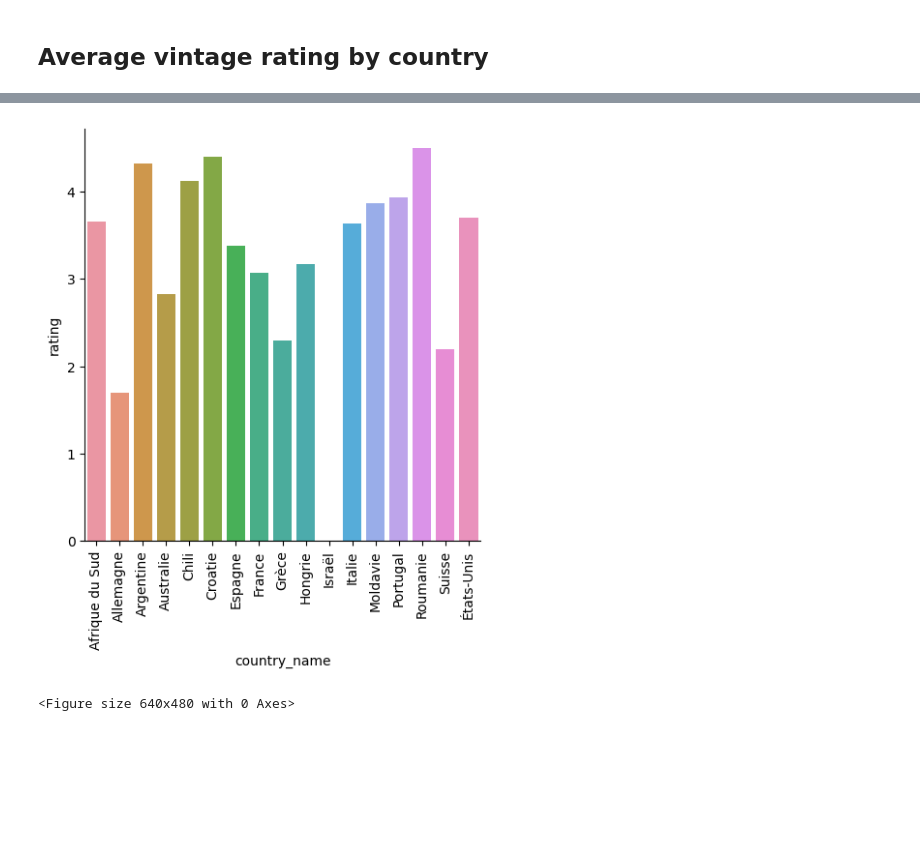
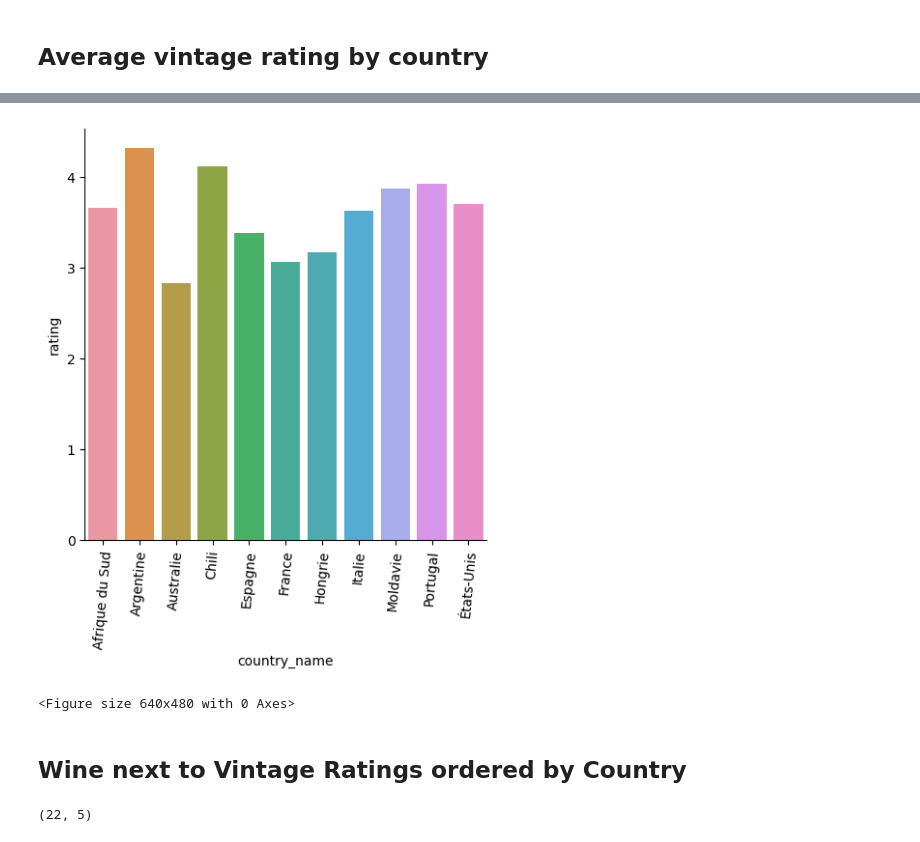
Before and after one commit to Finol12/Wiwinio-Project, a Jupyter notebook: notebooks/question_5.ipynb, the cells around one changed output, grey strips where cells are left out. Cells and saved outputs as stored; diff of their text form; code cells hidden in the pictures; blank space fills up the shorter version.

```diff
--- a/notebooks/question_5.ipynb
+++ b/notebooks/question_5.ipynb
@@ -63,11 +70,11 @@ query_vintage_ratings_by_country = """
         JOIN wines ON regions.id = wines.region_id
         JOIN vintages ON wines.id = vintages.wine_id
     GROUP BY code
-    ORDER BY country_name ASC
-    -- LIMIT 10
+    ORDER BY ratings_sum DESC
+    LIMIT 11
     ;
 """
 df_vintage_ratings_by_country = pd.read_sql_query(query_vintage_ratings_by_country, connection)
 print(df_vintage_ratings_by_country.shape)
-display(df_vintage_ratings_by_country.head())
+display(df_vintage_ratings_by_country.head(17))
 # %% [output]
@@ -81,13 +94,24 @@ display(df_vintage_ratings_by_country.head())
 # %%
+df_vintage_ratings_by_country = df_vintage_ratings_by_country.sort_values("country_name")
 g2 = sns.catplot(
 	x = "country_name",
 	y = "rating",
 	data = df_vintage_ratings_by_country,
 	kind = "bar"
 )
-g2.tick_params(axis="x", rotation=90)
+g2.tick_params(axis="x", rotation=85)
 plt.show()
 plt.clf()
 # %% [output]
-[figure, old version]
+[figure, new version]
 <Figure size 640x480 with 0 Axes>
+# %% [markdown]
+## Wine next to Vintage Ratings ordered by Country
+# %%
+df_wine_ratings_by_country["type"] = "Wine"
+df_vintage_ratings_by_country["type"] = "Vintage"
+df_ratings_by_country = pd.concat([df_wine_ratings_by_country, df_vintage_ratings_by_country])
+display(df_ratings_by_country.shape)
+#display(df_ratings_by_country.head(34))
+# %% [output]
+(22, 5)
```
Also changed, not shown: parts of 4 cells of this notebook.
